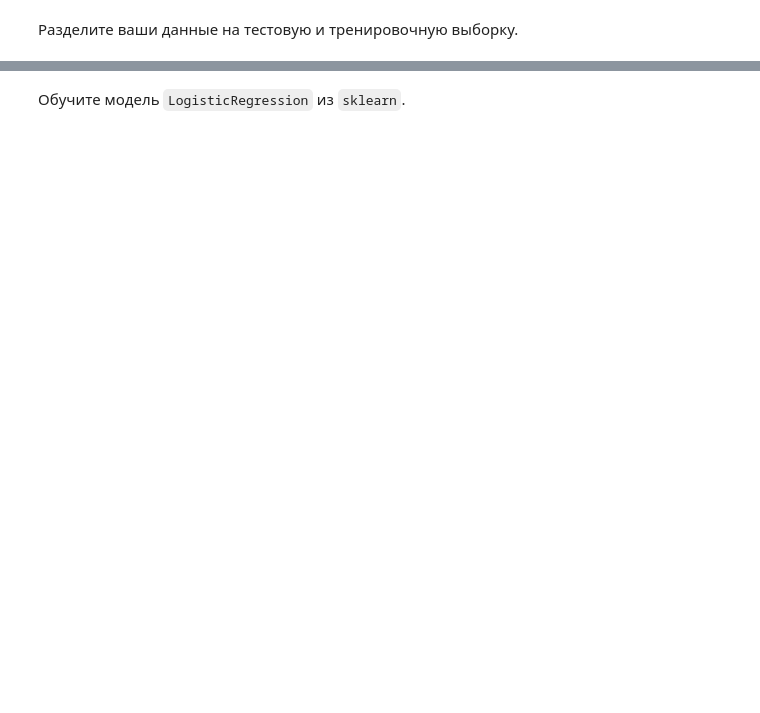
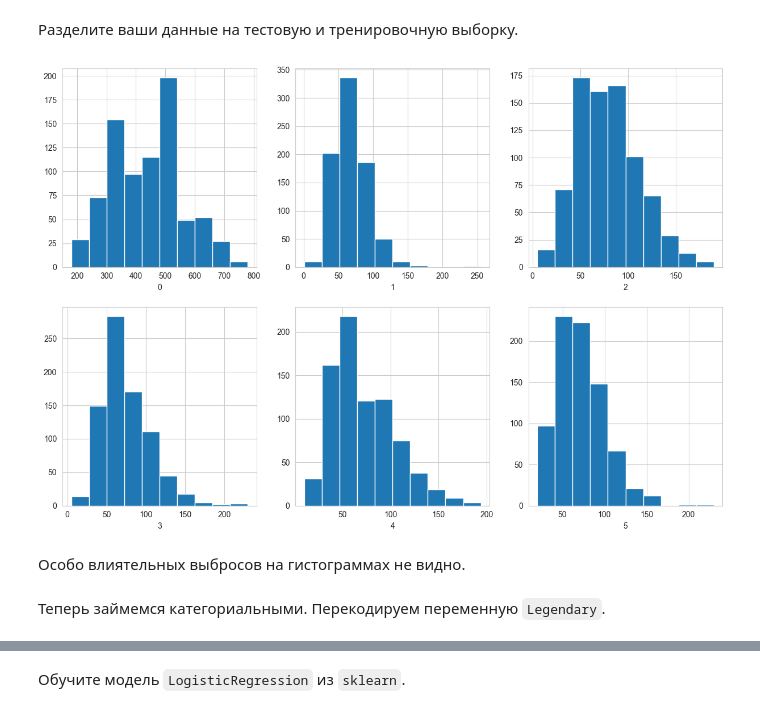
Before and after one commit to anshtompel/BI_ML_2024, a Jupyter notebook: hw2_linmod/code/Linear_models.ipynb, the cells around one changed output, grey strips where cells are left out. Drawn from its saved outputs; the diff is of its cells as text; code cells hidden in the pictures; blank space fills up the shorter version.

```diff
--- a/hw2_linmod/code/Linear_models.ipynb
+++ b/hw2_linmod/code/Linear_models.ipynb
@@ -591,2 +654,15 @@ pokemon.head()
 # %% [markdown]
 Разделите ваши данные на тестовую и тренировочную выборку.
+# %%
+plt.figure(figsize=(15,10))
+labels = []
+for i in range(6):
+    plt.subplot(2,3,i+1)
+    plt.hist(pokemon_num.iloc[:, i])
+    plt.xlabel(i)
+# %% [output]
+[figure, added]
+# %% [markdown]
+Особо влиятельных выбросов на гистограммах не видно.
+# %% [markdown]
+Теперь займемся категориальными. Перекодируем переменную `Legendary`.
```
Also changed, not shown: parts of 18 cells of this notebook.
